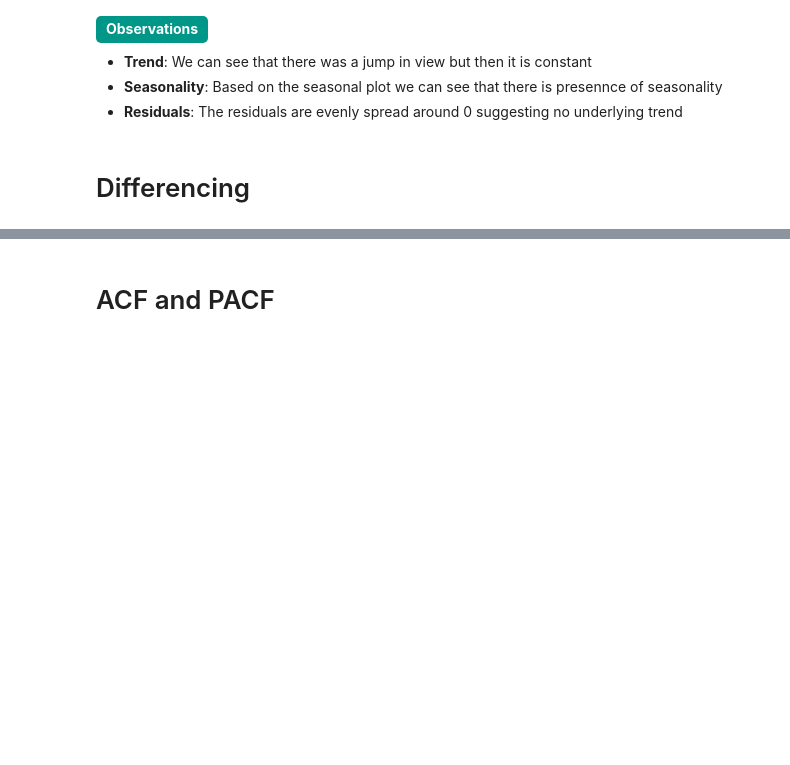
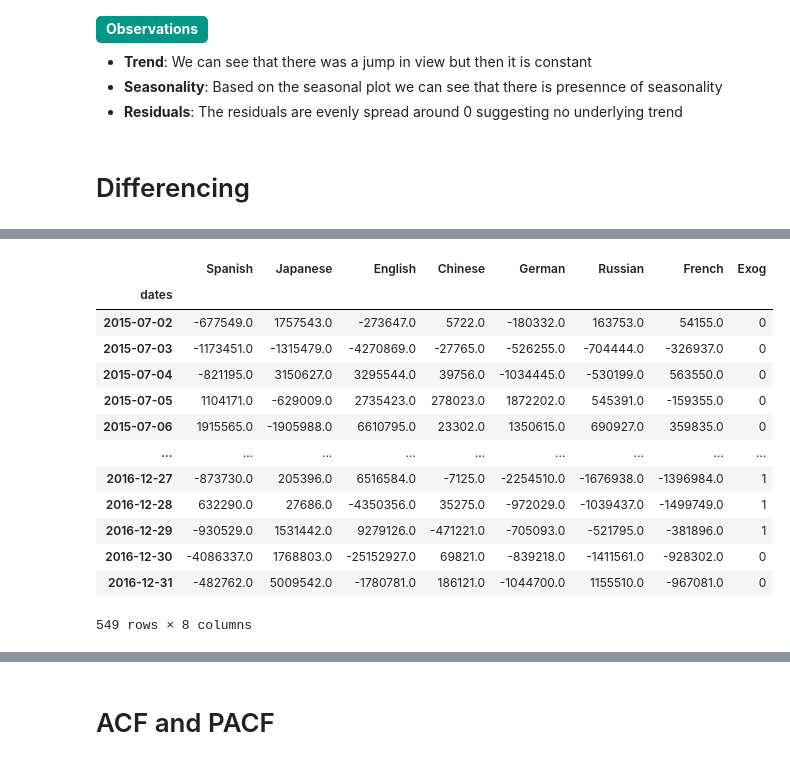
Before and after one commit to gautamnaik1994/AdEaseTimeSeriesForecastingCaseStudy, a Jupyter notebook: notebooks/CaseStudy.ipynb, the cells around one changed output, grey strips where cells are left out. Saved outputs shown, nothing was run; the diff lists cells and outputs as text; code cells hidden in the pictures; blank space fills up the shorter version.

```diff
--- a/notebooks/CaseStudy.ipynb
+++ b/notebooks/CaseStudy.ipynb
@@ -541,6 +546,6 @@ seasonal_decompose(df["Chinese"], model="additive").plot();
 # %% [markdown]
 # Differencing
 # %%
-df_orig = df.copy()
+df_st = df.copy()
 # %%
-df[columns] = df[columns].diff()
+df_st[columns] = df_st[columns].diff()
@@ -581,0 +552,18 @@ df
+# %%
+df_st=df_st.dropna()
+df_st
+# %% [output]
+|  | Spanish | Japanese | English | Chinese | German | Russian | French | Exog |
+| dates |  |  |  |  |  |  |  |  |
+| 2015-07-02 | -677549.0 | 1757543.0 | -273647.0 | 5722.0 | -180332.0 | 163753.0 | 54155.0 | 0 |
+| 2015-07-03 | -1173451.0 | -1315479.0 | -4270869.0 | -27765.0 | -526255.0 | -704444.0 | -326937.0 | 0 |
+| 2015-07-04 | -821195.0 | 3150627.0 | 3295544.0 | 39756.0 | -1034445.0 | -530199.0 | 563550.0 | 0 |
+| 2015-07-05 | 1104171.0 | -629009.0 | 2735423.0 | 278023.0 | 1872202.0 | 545391.0 | -159355.0 | 0 |
+| 2015-07-06 | 1915565.0 | -1905988.0 | 6610795.0 | 23302.0 | 1350615.0 | 690927.0 | 359835.0 | 0 |
+| ... | ... | ... | ... | ... | ... | ... | ... | ... |
+| 2016-12-27 | -873730.0 | 205396.0 | 6516584.0 | -7125.0 | -2254510.0 | -1676938.0 | -1396984.0 | 1 |
+| 2016-12-28 | 632290.0 | 27686.0 | -4350356.0 | 35275.0 | -972029.0 | -1039437.0 | -1499749.0 | 1 |
+| 2016-12-29 | -930529.0 | 1531442.0 | 9279126.0 | -471221.0 | -705093.0 | -521795.0 | -381896.0 | 1 |
+| 2016-12-30 | -4086337.0 | 1768803.0 | -25152927.0 | 69821.0 | -839218.0 | -1411561.0 | -928302.0 | 0 |
+| 2016-12-31 | -482762.0 | 5009542.0 | -1780781.0 | 186121.0 | -1044700.0 | 1155510.0 | -967081.0 | 0 |
+549 rows × 8 columns
```
Also changed, not shown: parts of 40 cells of this notebook, 2 other files.
